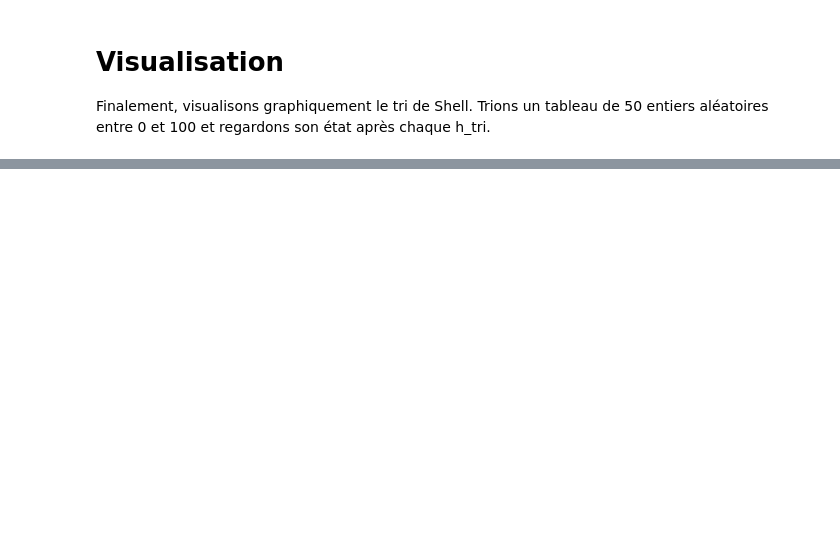
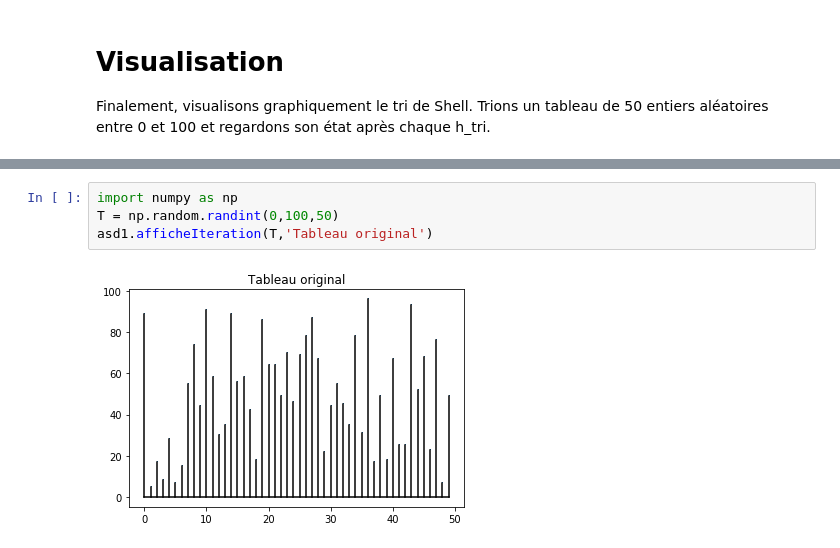
Before and after one commit to ocuisenaire/ASD1-notebooks, a Jupyter notebook: 3 - Tris/4 - Tri de Shell.ipynb, the cells around one changed output, grey strips where cells are left out. Drawn from its saved outputs; the diff is of its cells as text; blank space fills up the shorter version.

```diff
--- a/3 - Tris/4 - Tri de Shell.ipynb
+++ b/3 - Tris/4 - Tri de Shell.ipynb
@@ -221,0 +185,6 @@ asd1.visualisation_tri_de_shell()
+# %%
+import numpy as np
+T = np.random.randint(0,100,50)
+asd1.afficheIteration(T,'Tableau original')
+# %% [output]
+[figure, added]
```
Also changed, not shown: parts of 36 cells of this notebook, 2 other files.
